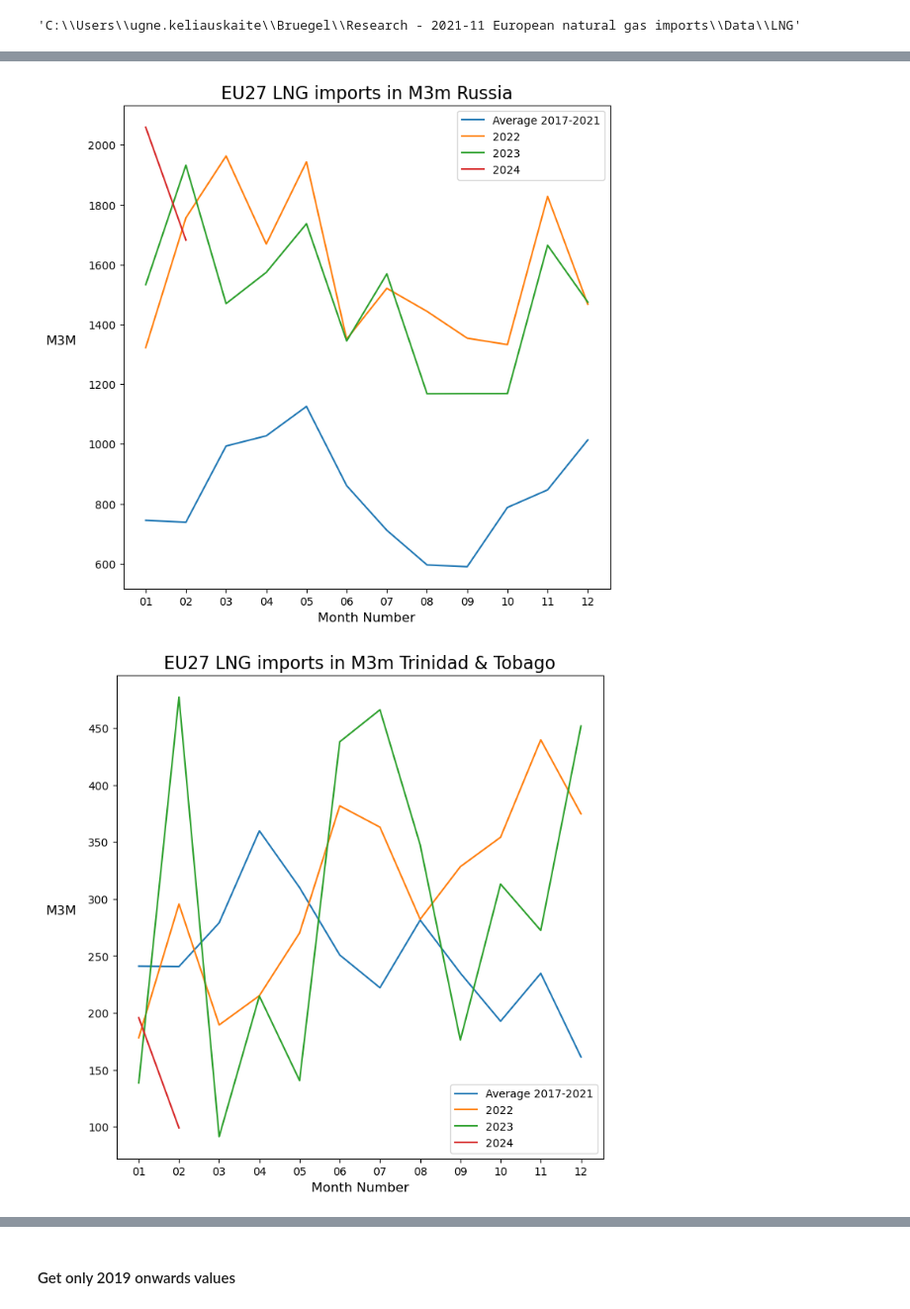
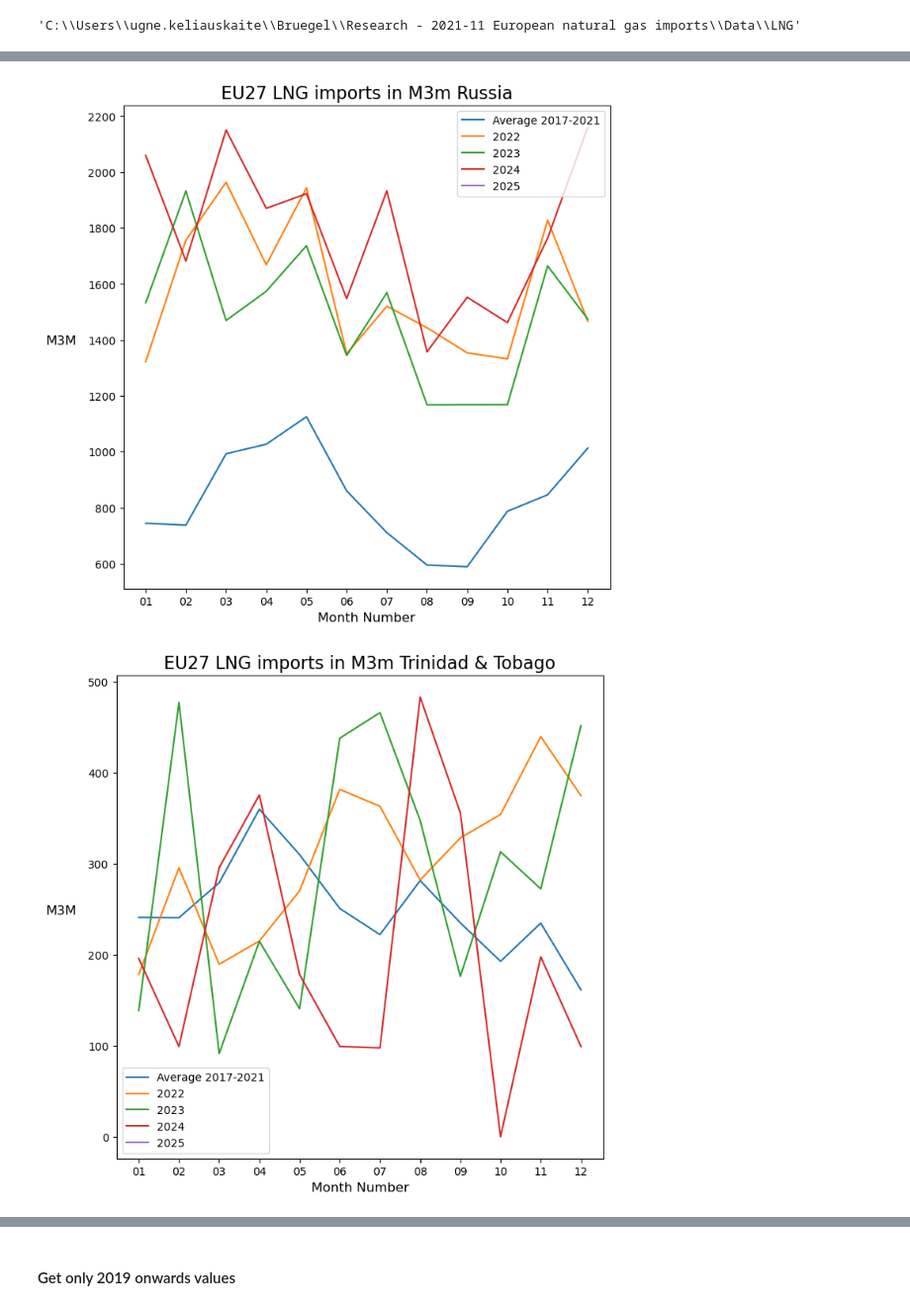
Before and after one commit to greenbruegel/gas-imports, a Jupyter notebook: standalone pieces of code/LNG EU flows.ipynb, the cells around one changed output, grey strips where cells are left out. Shown at 99% size. Drawn from its saved outputs; the diff is of its cells as text; code cells hidden in the pictures.

```diff
--- a/standalone pieces of code/LNG EU flows.ipynb
+++ b/standalone pieces of code/LNG EU flows.ipynb
@@ -56,9 +56,10 @@ d2 = pd.read_excel('raw_data/LNG/Europe LNG 2019_2020.xlsx',index_col=1)
 d3 = pd.read_excel('raw_data/LNG/Europe LNG 2021_2022.xlsx',index_col=1)
 d4 = pd.read_excel('raw_data/LNG/Europe LNG 2023.xlsx',index_col=1)
 d5 = pd.read_excel('raw_data/LNG/Europe LNG 2024.xlsx',index_col=1)
+d6 = pd.read_excel('raw_data/LNG/Europe LNG 2025.xlsx',index_col=1)
 
 
-d5 = d5.groupby(['Port_Country', 'Origin_Berthcountry']).sum().reset_index()
+d6 = d6.groupby(['Port_Country', 'Origin_Berthcountry']).sum().reset_index()
 # %%
 # Merge 2017 to 2020
 df_20 = pd.merge(d1,d2,on=['Origin_Berthcountry','Port_Country'],how='outer')
@@ -74,8 +75,11 @@ df_23 = pd.merge(df_22,d4,on=['Origin_Berthcountry','Port_Country'],how='outer')
 # %%
 # Merge 2023 to 2024
 df_24 = pd.merge(df_23,d5,on=['Origin_Berthcountry','Port_Country'],how='outer')
+# %%
+# Merge 2024 to 2025
+df_25 = pd.merge(df_24,d6,on=['Origin_Berthcountry','Port_Country'],how='outer')
 # %%
 not_EU = ['United Kingdom','Turkey','Russia']
-df_EU27 = df_24.loc[~df_24['Port_Country'].isin((not_EU))]
+df_EU27 = df_25.loc[~df_25['Port_Country'].isin((not_EU))]
 # %%
 # you can void running it
@@ -213,7 +234,7 @@ dff_M3m
 data = pd.DataFrame()
 for country in ['Algeria','Norway','Nigeria','Qatar','Russia','Trinidad & Tobago','United States of America','Egypt','Other']:
 
-    ctemp = dff_M3m[country][:'2024-02-29'] # to update to the last month available
+    ctemp = dff_M3m[country][:'2025-01-31'] # to update to the last month available
     ctemp=ctemp.to_frame()
     ctemp['month'] = ctemp.index.strftime("%m")
 
@@ -224,6 +245,7 @@ for country in ['Algeria','Norway','Nigeria','Qatar','Russia','Trinidad & Tobago
     values2022 = ctemp.loc['2022'].groupby('month').max()
     values2023 = ctemp.loc['2023'].groupby('month').max()
     values2024 = ctemp.loc['2024'].groupby('month').max()
+    values2025 = ctemp.loc['2025'].groupby('month').max()
 
     fig, ax = plt.subplots(figsize=(8, 8))
 
@@ -232,6 +254,8 @@ for country in ['Algeria','Norway','Nigeria','Qatar','Russia','Trinidad & Tobago
     ax.plot(values2022,label='2022')
     ax.plot(values2023,label='2023')
     ax.plot(values2024,label='2024')
+    ax.plot(values2025,label='2025')
+
 
     plt.title('EU27 LNG imports in M3m {}'.format(country),fontsize='16')
     plt.ylabel('M3M',fontsize=12,rotation=0,labelpad=25)
@@ -247,4 +271,5 @@ for country in ['Algeria','Norway','Nigeria','Qatar','Russia','Trinidad & Tobago
     data['{}_2022'.format(country)] = values2022
     data['{}_2023'.format(country)] = values2023
     data['{}_2024'.format(country)] = values2024
+    data['{}_2025'.format(country)] = values2025
 # %% [output]
@@ -255,2 +280,2 @@ for country in ['Algeria','Norway','Nigeria','Qatar','Russia','Trinidad & Tobago
-[figure, old version]
+[figure, new version]
-[figure, old version]
+[figure, new version]
```
Also changed, not shown: parts of 19 cells of this notebook.
